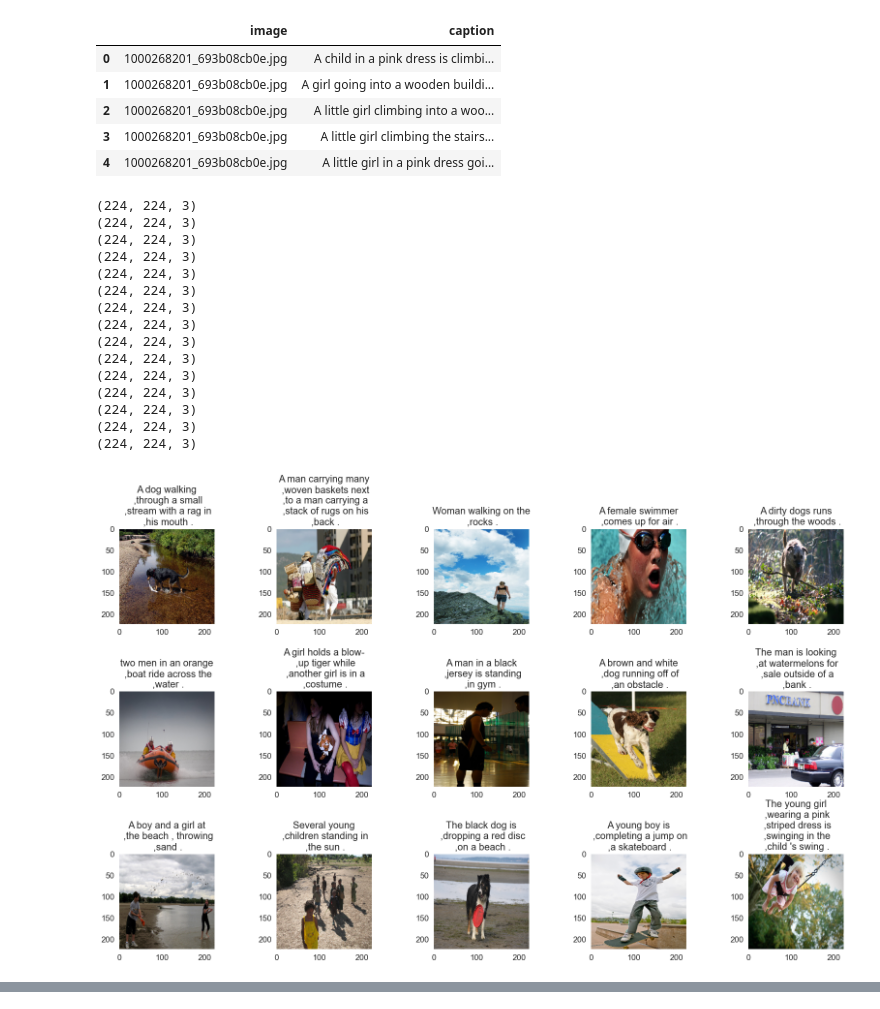
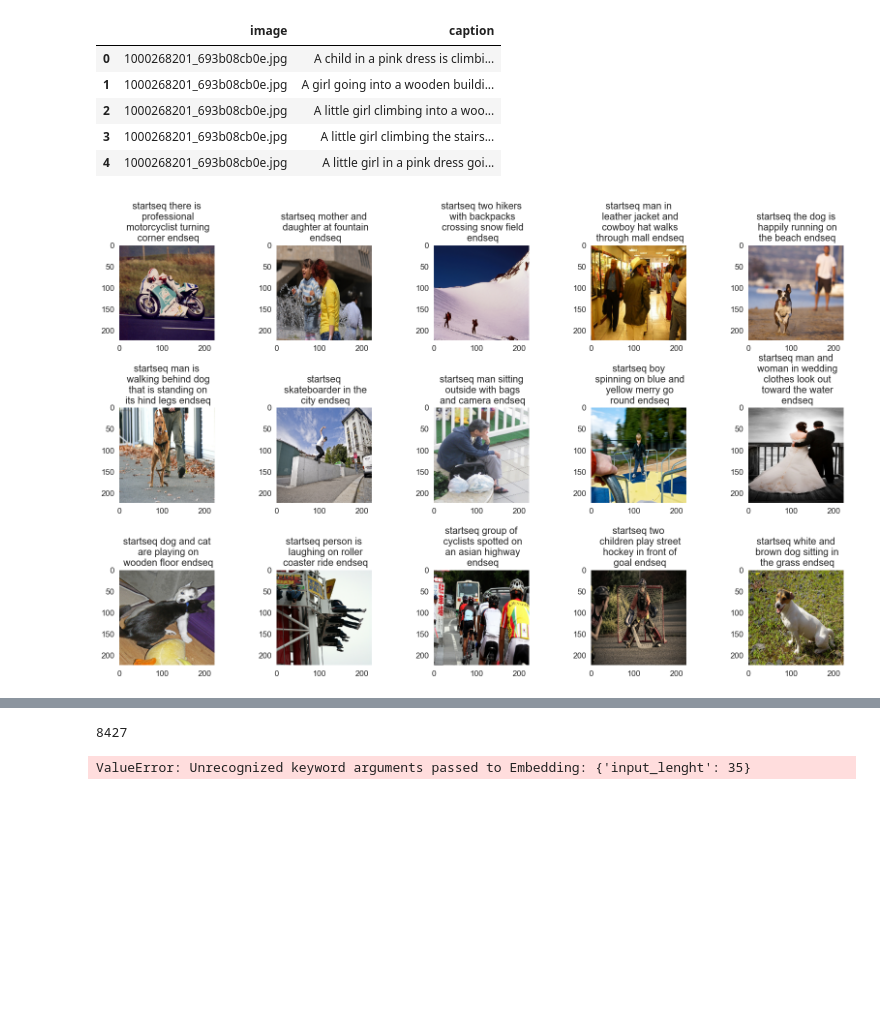
Before and after one commit to Reza-Baniasadi/Chat-Bot-Telegram, a Jupyter notebook: Pic-Describer-Module/pic-des.ipynb, the cells around one changed output, grey strips where cells are left out. Cells and saved outputs as stored; diff of their text form; code cells hidden in the pictures; blank space fills up the shorter version.

Commit message:
add tokenizer for all text

```diff
--- a/Pic-Describer-Module/pic-des.ipynb
+++ b/Pic-Describer-Module/pic-des.ipynb
@@ -41,47 +41,31 @@ data.head()
 # %%
 def read_image(imgPath):
     #img =load_img(path,color = 'rgn',target_size=(img_size,img_size))
     img = cv.imread(imgPath)
     img = cv.cvtColor(img,cv.COLOR_BGR2RGB)
     img = cv.resize(img, (224, 224))
     img = img / 255.0
-    print(img.shape)
     return img
 
 
 def display_image(temp_info):
         temp_df = temp_info.reset_index(drop = True)
         plt.figure(figsize=(20,20))
         n = 0
         for i in range(15):
             n+=1
             plt.subplot(5,5,n)
             plt.subplots_adjust(hspace= 0.7,wspace=0.3)
             img_name = temp_df['image'][i]
             imgPath  = f"/Users/mac/Documents/Chat-Bot-Telegram/DataSet/Images/{img_name}"
             img = read_image(imgPath)
-            caption = ('\n ,'.join(wrap(temp_df['caption'][i],20)))
+            caption = ('\n '.join(wrap(temp_df['caption'][i],20)))
 
             plt.imshow(img)
             plt.title(caption)
 display_image(data.sample(15))
 # %% [output]
-(224, 224, 3)
-(224, 224, 3)
-(224, 224, 3)
-(224, 224, 3)
-(224, 224, 3)
-(224, 224, 3)
-(224, 224, 3)
-(224, 224, 3)
-(224, 224, 3)
-(224, 224, 3)
-(224, 224, 3)
-(224, 224, 3)
-(224, 224, 3)
-(224, 224, 3)
-(224, 224, 3)
-[figure, old version]
+[figure, new version]
 # %%
 def text_propagation():
     data['caption'] = data['caption'].apply(lambda x: x.lower())
@@ -115,3 +99,19 @@ print(data)
 40454  startseq rock climber practices on rock climbi...
 
 [40455 rows x 2 columns]
+# %%
+tokenizer = Tokenizer()
+numreic = tokenizer.fit_on_texts(data['caption'])
+tokenizer.word_index
+textoseq  = tokenizer.texts_to_sequences(data['caption'])
+padd = pad_sequences(textoseq)
+vocabSize = len(tokenizer.word_index) +1
+embedDim = 50
+print(vocabSize)
+# %% [output]
+8427
+# %%
+model = Sequential()
+model.add(Embedding(input_dim=vocabSize,output_dim=embedDim,input_lenght = padd.shape[1]))
+# %% [output]
+ValueError: Unrecognized keyword arguments passed to Embedding: {'input_lenght': 35}
```
Also changed, not shown: parts of 1 cell of this notebook.
